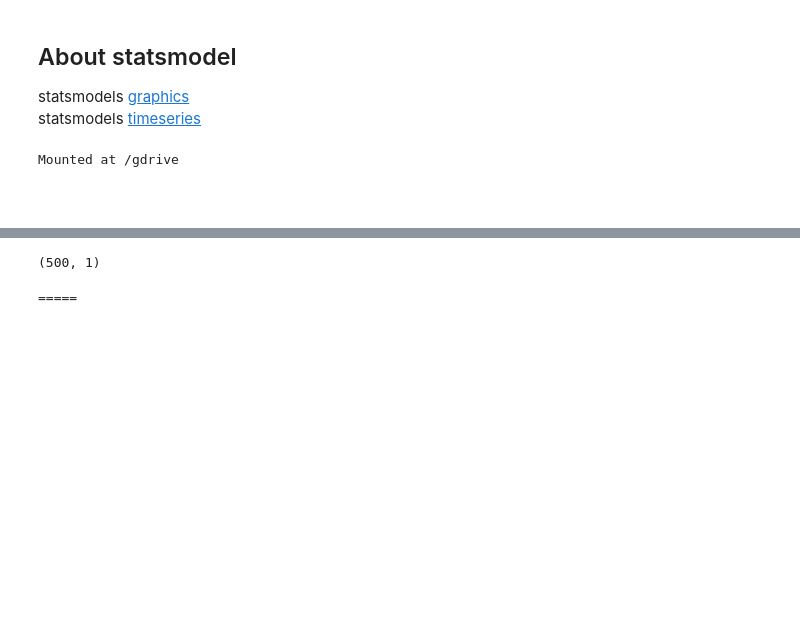
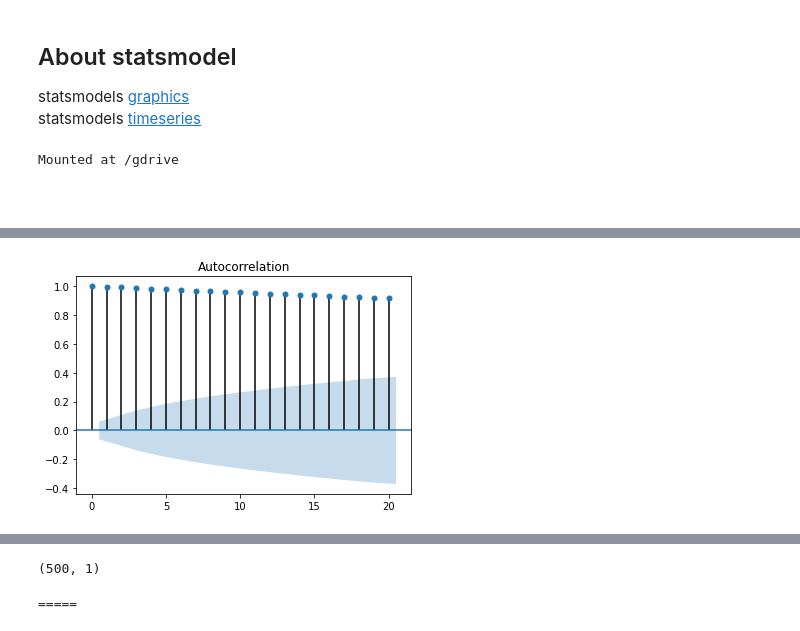
Before and after one commit to harnalashok/timeseries, a Jupyter notebook: CH04.ipynb, the cells around one changed output, grey strips where cells are left out. Drawn from its saved outputs; the diff is of its cells as text; code cells hidden in the pictures; blank space fills up the shorter version.

```diff
--- a/CH04.ipynb
+++ b/CH04.ipynb
@@ -35,0 +64,4 @@ path = pathlib.Path(path)
+# %%
+plot_acf(random_walk, lags=20);
+# %% [output]
+[figure, added]
```
Also changed, not shown: parts of 16 cells of this notebook.
